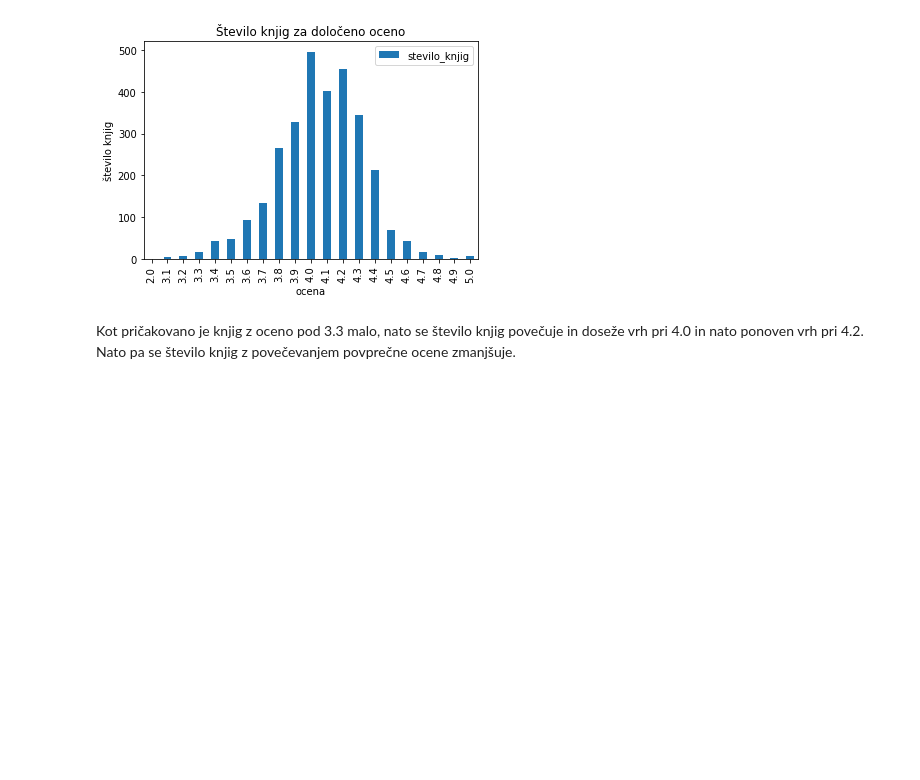
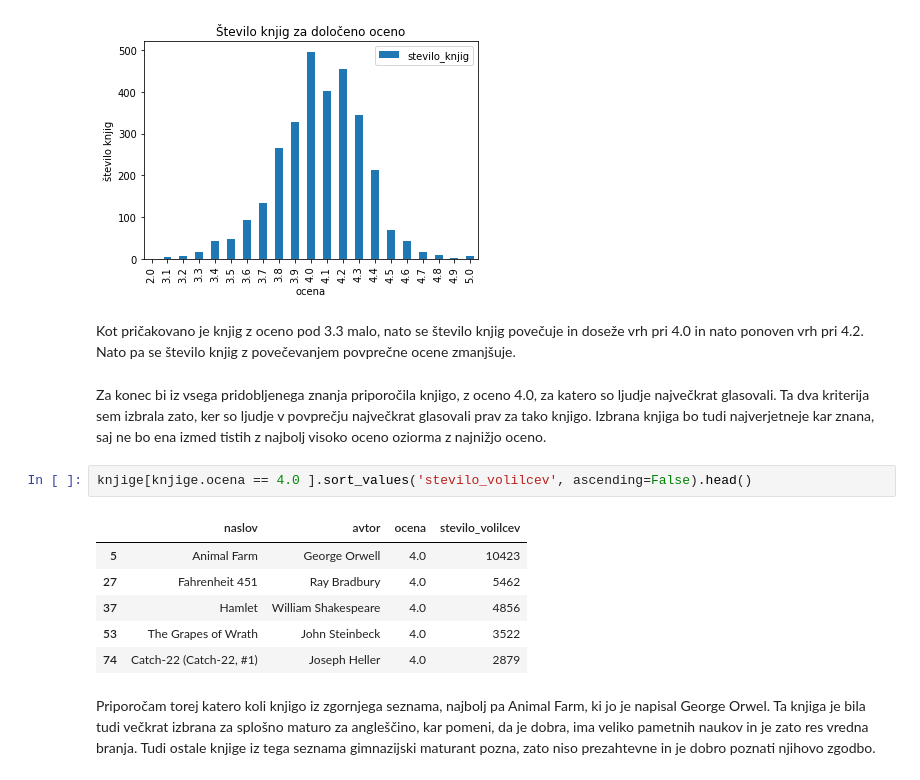
Before and after one commit to BarbaraBone/Programiranje1-Analiza-podatkov, a Jupyter notebook: obdelava.ipynb, the cells around one changed output. Drawn from its saved outputs; the diff is of its cells as text; blank space fills up the shorter version.

```diff
--- a/obdelava.ipynb
+++ b/obdelava.ipynb
@@ -191,3 +191,17 @@ stevilo_knjig_na_oceno.plot.bar(x='ocena',y='stevilo_knjig',xlabel='ocena',ylabe
 [figure]
 # %% [markdown]
 Kot pričakovano je knjig z oceno pod 3.3 malo, nato se število knjig povečuje in doseže vrh pri 4.0 in nato ponoven vrh pri 4.2. Nato pa se število knjig z povečevanjem povprečne ocene zmanjšuje.
+# %% [markdown]
+Za konec bi iz vsega pridobljenega znanja priporočila knjigo, z oceno 4.0, za katero so ljudje največkrat glasovali. Ta dva kriterija sem izbrala zato, ker so ljudje v povprečju največkrat glasovali prav za tako knjigo. Izbrana knjiga bo tudi najverjetneje kar znana, saj ne bo ena izmed tistih z najbolj visoko oceno oziorma z najnižjo oceno.
+# %%
+knjige[knjige.ocena == 4.0 ].sort_values('stevilo_volilcev', ascending=False).head()
+# %% [output]
+|  | naslov | avtor | ocena | stevilo_volilcev |
+| 5 | Animal Farm | George Orwell | 4.0 | 10423 |
+| 27 | Fahrenheit 451 | Ray Bradbury | 4.0 | 5462 |
+| 37 | Hamlet | William Shakespeare | 4.0 | 4856 |
+| 53 | The Grapes of Wrath | John Steinbeck | 4.0 | 3522 |
+| 74 | Catch-22 (Catch-22, #1) | Joseph Heller | 4.0 | 2879 |
+# %% [markdown]
+Priporočam torej katero koli knjigo iz zgornjega seznama, najbolj pa Animal Farm, ki jo je napisal George Orwel. Ta knjiga je bila tudi večkrat izbrana za splošno maturo za angleščino, kar pomeni, da je dobra, ima veliko pametnih naukov in je zato res vredna branja.
+Tudi ostale knjige iz tega seznama gimnazijski maturant pozna, zato niso prezahtevne in je dobro poznati njihovo zgodbo.
```
